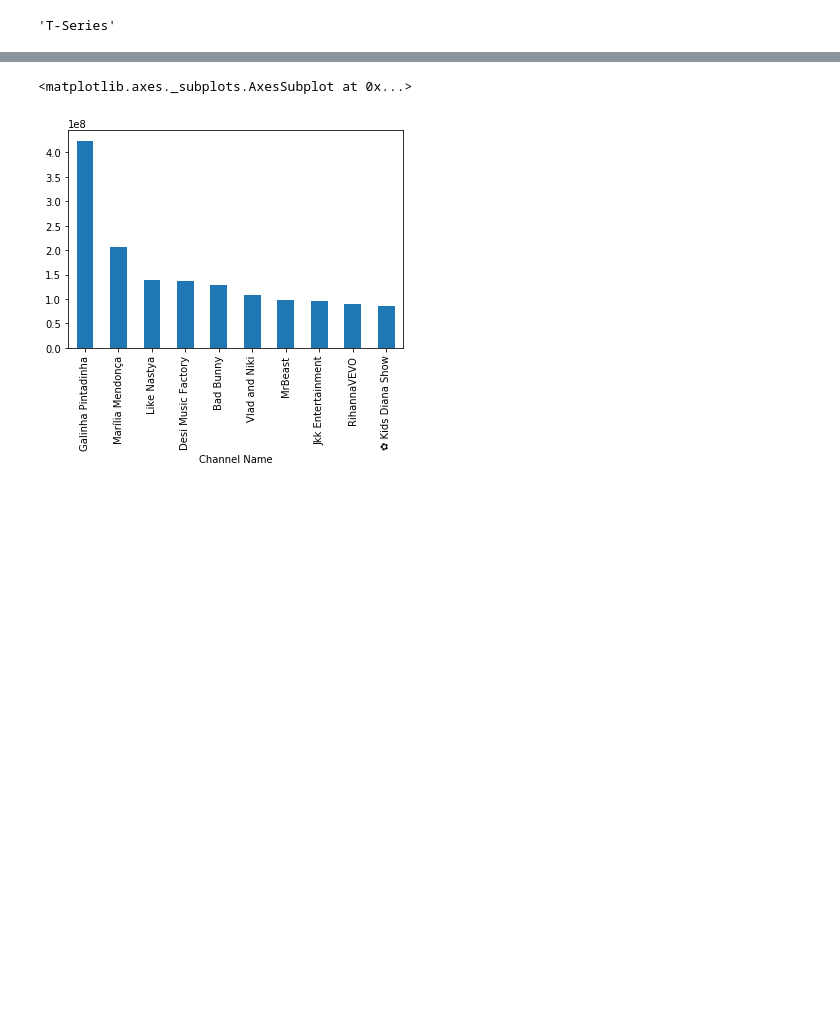
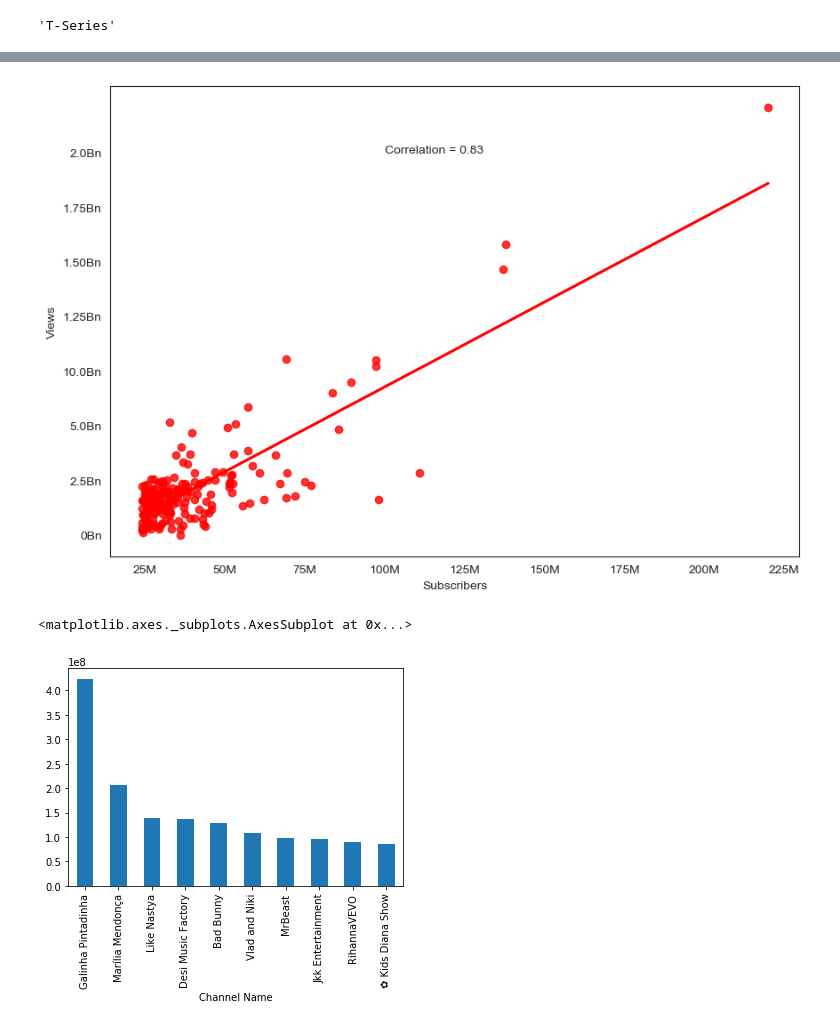
Before and after one commit to awojidetola/Youtube-Analysis, a Jupyter notebook: Exploratory Analysis.ipynb, the cells around one changed output, grey strips where cells are left out. Saved outputs shown, nothing was run; the diff lists cells and outputs as text; code cells hidden in the pictures; blank space fills up the shorter version.

```diff
--- a/Exploratory Analysis.ipynb
+++ b/Exploratory Analysis.ipynb
@@ -150,3 +102,23 @@ plt.show()
+# %%
+#Relationship between number of followers and number of views
+import seaborn as sns
+sns.set_style("white")
+fig = plt.figure(figsize =(10, 7), dpi=100)
+#plt.scatter(data.followers, data.Views,color='#FF0000')
+sns.regplot(data.followers,data.Views,color='#FF0000', ci=None)
+correlation = data.followers.corr(data.Views)
+
+plt.yticks([0.00e+00, 2.50e+10, 5.00e+10, 7.50e+10, 1.00e+11, 1.25e+11,
+  1.50e+11, 1.75e+11, 2.00e+11], labels = ['0Bn','2.5Bn','5.0Bn','10.0Bn','1.25Bn','1.50Bn','1.75Bn','2.0Bn'] )
+
+plt.xticks([2.50e+07, 5.00e+07, 7.50e+07, 1.00e+08, 1.25e+08, 1.50e+08,
+       1.75e+08, 2.00e+08, 2.25e+08], labels = ['25M', '50M', '75M', '100M', '125M', '150M','175M','200M','225M'])
+plt.xlabel("Subscribers")
+plt.ylabel("Views")
+plt.text(1.00e+8,1.75e+11, 'Correlation = {:.2f}'.format(correlation) )
+plt.show()
+# %% [output]
+[figure, added]
 # %%
 views_avg = data.groupby('Channel Name')['Views Avg.'].sum().nlargest(10)
 # %%
```
Also changed, not shown: parts of 11 cells of this notebook, 1 other file.
